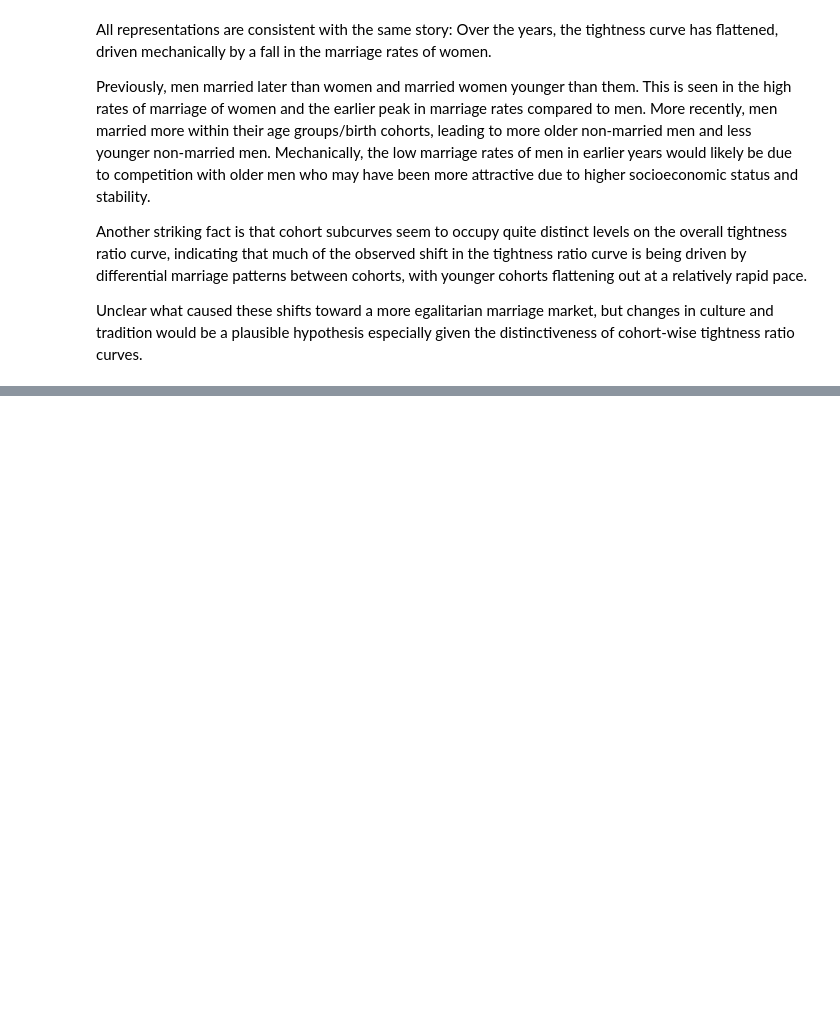
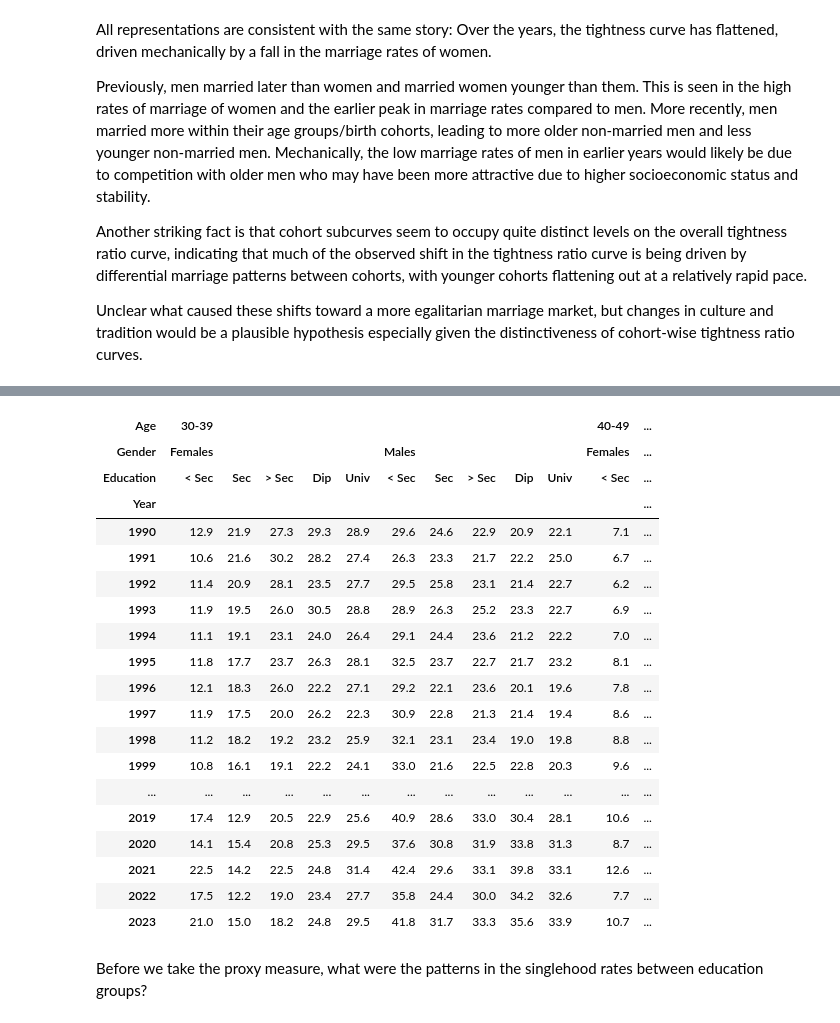
Before and after one commit to YC-Goh/YC-Goh.github.io, a Jupyter notebook: projects/sg-public-data/src/_1_marriage_patterns.ipynb, the cells around one changed output, grey strips where cells are left out. Saved outputs shown, nothing was run; the diff lists cells and outputs as text; code cells hidden in the pictures; blank space fills up the shorter version.

```diff
--- a/projects/sg-public-data/src/_1_marriage_patterns.ipynb
+++ b/projects/sg-public-data/src/_1_marriage_patterns.ipynb
@@ -481,0 +499,46 @@ datasets.search([r'(?i:\bmarital|\bsingle|\bmarried|\bannual)', r'(?i:\bsex|\bge
+# %%
+df_educ = datasets.retrieve_dataset('d_5c4667aee18cb4b99528b9d98effb579')
+df_educ = df_educ.sort_values(by=['_id'])
+df_educ['Age'] = df_educ['DataSeries'].str.extract(r'(?i:\b(.+)\W+years?\b)', expand=True).ffill()
+df_educ['Age'] = df_educ['Age'].str.strip()
+df_educ['Age'] = pd.Categorical(df_educ['Age'], categories=['30-39', '40-49'], ordered=True)
+df_educ['Gender'] = df_educ['DataSeries'].str.extract(r'(?i:\b(total|f?e?males?)\b)', expand=True).ffill()
+df_educ['Gender'] = df_educ['Gender'].str.strip()
+df_educ = df_educ.loc[~df_educ['Gender'].isin(['Total'])]
+df_educ['Gender'] = pd.Categorical(df_educ['Gender'], categories=['Females', 'Males'], ordered=False)
+df_educ['Education'] = df_educ['DataSeries'].mask(df_educ['DataSeries'].str.contains(r'(?i:\byears?\b)')).str.strip()
+df_educ['Education'] = df_educ['Education'].replace(r'(?i:below\s+sec.*)', '< Sec', regex=True)
+df_educ['Education'] = df_educ['Education'].replace(r'(?i:post\W+sec.*)', '> Sec', regex=True)
+df_educ['Education'] = df_educ['Education'].replace(r'(?i:sec.*)', 'Sec', regex=True)
+df_educ['Education'] = df_educ['Education'].replace(r'(?i:dipl.*)', 'Dip', regex=True)
+df_educ['Education'] = df_educ['Education'].replace(r'(?i:univ.*)', 'Univ', regex=True)
+df_educ['Education'] = pd.Categorical(df_educ['Education'], categories=['< Sec', 'Sec', '> Sec', 'Dip', 'Univ'], ordered=True)
+df_educ = df_educ.dropna(subset=['Education'], how='any')
+df_educ = df_educ.drop(columns=['_id', 'DataSeries'])
+df_educ = df_educ.set_index(keys=['Age', 'Gender', 'Education'], append=False)
+df_educ = df_educ.rename_axis(columns=['Year'])
+df_educ = df_educ.transpose().sort_index(axis=0).sort_index(axis=1)
+df_educ
+# %% [output]
+| Age | 30-39 |  |  |  |  |  |  |  |  |  | 40-49 | ... |
+| Gender | Females |  |  |  |  | Males |  |  |  |  | Females | ... |
+| Education | < Sec | Sec | > Sec | Dip | Univ | < Sec | Sec | > Sec | Dip | Univ | < Sec | ... |
+| Year |  |  |  |  |  |  |  |  |  |  |  | ... |
+| 1990 | 12.9 | 21.9 | 27.3 | 29.3 | 28.9 | 29.6 | 24.6 | 22.9 | 20.9 | 22.1 | 7.1 | ... |
+| 1991 | 10.6 | 21.6 | 30.2 | 28.2 | 27.4 | 26.3 | 23.3 | 21.7 | 22.2 | 25.0 | 6.7 | ... |
+| 1992 | 11.4 | 20.9 | 28.1 | 23.5 | 27.7 | 29.5 | 25.8 | 23.1 | 21.4 | 22.7 | 6.2 | ... |
+| 1993 | 11.9 | 19.5 | 26.0 | 30.5 | 28.8 | 28.9 | 26.3 | 25.2 | 23.3 | 22.7 | 6.9 | ... |
+| 1994 | 11.1 | 19.1 | 23.1 | 24.0 | 26.4 | 29.1 | 24.4 | 23.6 | 21.2 | 22.2 | 7.0 | ... |
+| 1995 | 11.8 | 17.7 | 23.7 | 26.3 | 28.1 | 32.5 | 23.7 | 22.7 | 21.7 | 23.2 | 8.1 | ... |
+| 1996 | 12.1 | 18.3 | 26.0 | 22.2 | 27.1 | 29.2 | 22.1 | 23.6 | 20.1 | 19.6 | 7.8 | ... |
+| 1997 | 11.9 | 17.5 | 20.0 | 26.2 | 22.3 | 30.9 | 22.8 | 21.3 | 21.4 | 19.4 | 8.6 | ... |
+| 1998 | 11.2 | 18.2 | 19.2 | 23.2 | 25.9 | 32.1 | 23.1 | 23.4 | 19.0 | 19.8 | 8.8 | ... |
+| 1999 | 10.8 | 16.1 | 19.1 | 22.2 | 24.1 | 33.0 | 21.6 | 22.5 | 22.8 | 20.3 | 9.6 | ... |
+| ... | ... | ... | ... | ... | ... | ... | ... | ... | ... | ... | ... | ... |
+| 2019 | 17.4 | 12.9 | 20.5 | 22.9 | 25.6 | 40.9 | 28.6 | 33.0 | 30.4 | 28.1 | 10.6 | ... |
+| 2020 | 14.1 | 15.4 | 20.8 | 25.3 | 29.5 | 37.6 | 30.8 | 31.9 | 33.8 | 31.3 | 8.7 | ... |
+| 2021 | 22.5 | 14.2 | 22.5 | 24.8 | 31.4 | 42.4 | 29.6 | 33.1 | 39.8 | 33.1 | 12.6 | ... |
+| 2022 | 17.5 | 12.2 | 19.0 | 23.4 | 27.7 | 35.8 | 24.4 | 30.0 | 34.2 | 32.6 | 7.7 | ... |
+| 2023 | 21.0 | 15.0 | 18.2 | 24.8 | 29.5 | 41.8 | 31.7 | 33.3 | 35.6 | 33.9 | 10.7 | ... |
+# %% [markdown]
+Before we take the proxy measure, what were the patterns in the singlehood rates between education groups?
```
Also changed, not shown: parts of 8 cells of this notebook, 1 other file.
